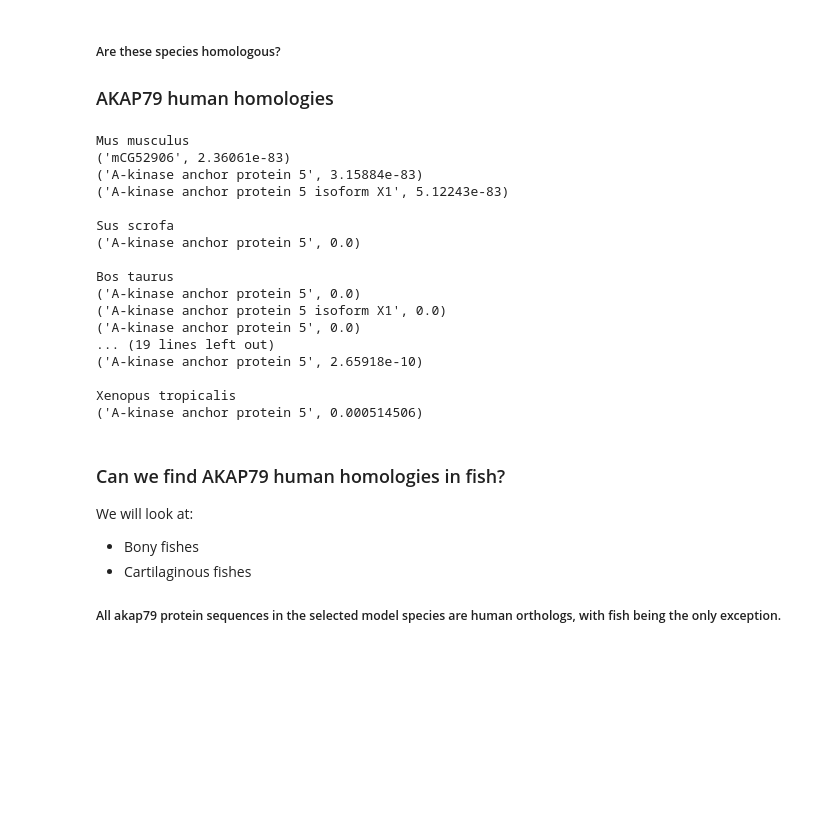
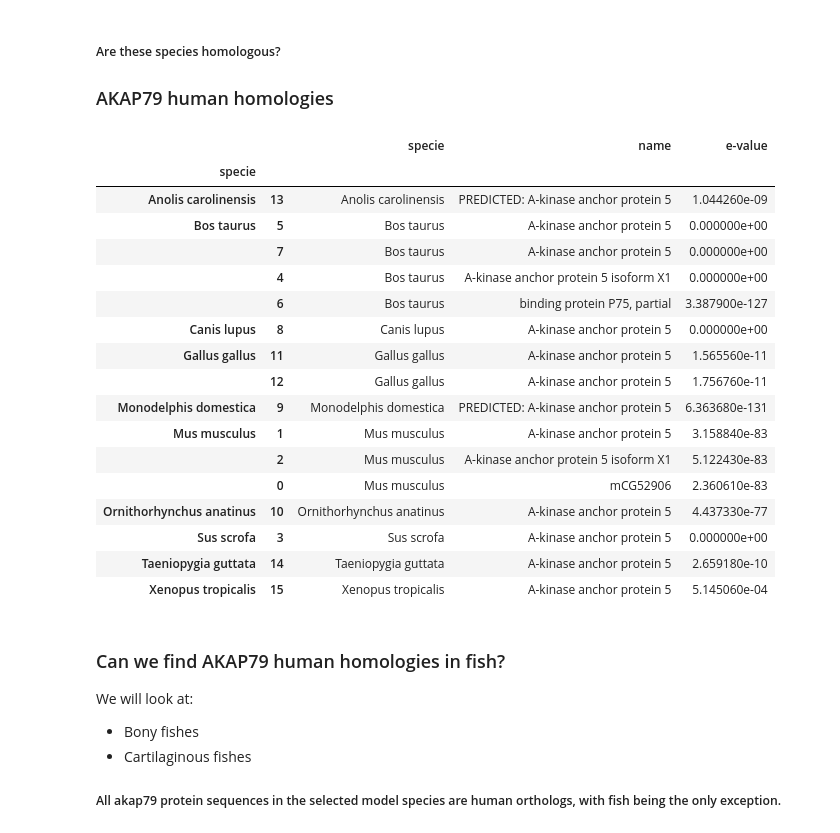
Before and after one commit to msarrias/akaps-evolutionary-study, a Jupyter notebook: akap5_homologies.ipynb, the cells around one changed output. Cells and saved outputs as stored; diff of their text form; code cells hidden in the pictures; blank space fills up the shorter version.

Commit message:
fixed blast hits table

```diff
--- a/akap5_homologies.ipynb
+++ b/akap5_homologies.ipynb
@@ -28,12 +28,13 @@ qt.gui.icc: Unsupported ICC profile class 73636e72
 akap5_human = {fasta.id:str(fasta.seq) for fasta in SeqIO.parse(open("fasta_files/Homo_sapiens_AKAP5_sequence.fa"),'fasta')}
 order_list = list((NCBI_order_ids().keys()))
 # %%
-# for order, order_id in order_list.items():
-#     result_temp_handle = NCBIWWW.qblast("blastp", "nr",
-#                                         akap5_human['AKAP5-202'],
-#                                         entrez_query = 'txid' + order_id + '[ORGN]')
-#     with open("blast_results/" + str(order) + ".xml", 'w') as f:
-#         f.write(result_temp_handle.getvalue())
+# already in direct
+for order, order_id in order_list.items():
+    result_temp_handle = NCBIWWW.qblast("blastp", "nr",
+                                        akap5_human['AKAP5-202'],
+                                        entrez_query = 'txid' + order_id + '[ORGN]')
+    with open("blast_results/" + str(order) + ".xml", 'w') as f:
+        f.write(result_temp_handle.getvalue())
 # %%
 blast_results = [read_blast_into_dict("blast_results/" + order + ".xml") for order in order_list]
 
@@ -45,34 +46,40 @@ for result in blast_results:
         hits_species_dict[hit_dict['specie']].append((hit_dict['name'],hit_dict['e-value']))
 # %%
 # akap5 protein sequences of some of the model species are human homologies
+df = {'specie':[], 'name':[], 'e-value':[]}
 model_species = species_host_to_guest_map_dic()
 for scientific_name, common_name in model_species.items():
     scientific_name = scientific_name.replace('_', ' ')
     temp_hits_list = [i for i in set(list(hits_species_dict.keys())) if scientific_name in i]
     if temp_hits_list:
-        print(scientific_name)
         for hit in [hits_species_dict[specie_hit] for specie_hit in temp_hits_list]:
             for h_i in hit:
-                print(h_i)
-        print(' ')
+                df['specie'].append(scientific_name)
+                df['name'].append(h_i[0])
+                df['e-value'].append(h_i[1])
-# %% [output]
-Mus musculus
-('mCG52906', 2.36061e-83)
-('A-kinase anchor protein 5', 3.15884e-83)
-('A-kinase anchor protein 5 isoform X1', 5.12243e-83)
-
-Sus scrofa
-('A-kinase anchor protein 5', 0.0)
-
-Bos taurus
-('A-kinase anchor protein 5', 0.0)
-('A-kinase anchor protein 5 isoform X1', 0.0)
-('A-kinase anchor protein 5', 0.0)
-... (19 lines left out)
-('A-kinase anchor protein 5', 2.65918e-10)
-
-Xenopus tropicalis
-('A-kinase anchor protein 5', 0.000514506)
+# %%
+df = pd.DataFrame(data=df)
+df = df.groupby('specie').apply(lambda x: x.sort_values('name'))
+df
+# %% [output]
+|  |  | specie | name | e-value |
+| specie |  |  |  |  |
+| Anolis carolinensis | 13 | Anolis carolinensis | PREDICTED: A-kinase anchor protein 5 | 1.044260e-09 |
+| Bos taurus | 5 | Bos taurus | A-kinase anchor protein 5 | 0.000000e+00 |
+|  | 7 | Bos taurus | A-kinase anchor protein 5 | 0.000000e+00 |
+|  | 4 | Bos taurus | A-kinase anchor protein 5 isoform X1 | 0.000000e+00 |
+|  | 6 | Bos taurus | binding protein P75, partial | 3.387900e-127 |
+| Canis lupus | 8 | Canis lupus | A-kinase anchor protein 5 | 0.000000e+00 |
+| Gallus gallus | 11 | Gallus gallus | A-kinase anchor protein 5 | 1.565560e-11 |
+|  | 12 | Gallus gallus | A-kinase anchor protein 5 | 1.756760e-11 |
+| Monodelphis domestica | 9 | Monodelphis domestica | PREDICTED: A-kinase anchor protein 5 | 6.363680e-131 |
+| Mus musculus | 1 | Mus musculus | A-kinase anchor protein 5 | 3.158840e-83 |
+|  | 2 | Mus musculus | A-kinase anchor protein 5 isoform X1 | 5.122430e-83 |
+|  | 0 | Mus musculus | mCG52906 | 2.360610e-83 |
+| Ornithorhynchus anatinus | 10 | Ornithorhynchus anatinus | A-kinase anchor protein 5 | 4.437330e-77 |
+| Sus scrofa | 3 | Sus scrofa | A-kinase anchor protein 5 | 0.000000e+00 |
+| Taeniopygia guttata | 14 | Taeniopygia guttata | A-kinase anchor protein 5 | 2.659180e-10 |
+| Xenopus tropicalis | 15 | Xenopus tropicalis | A-kinase anchor protein 5 | 5.145060e-04 |
 # %% [markdown]
 ### Can we find AKAP79 human homologies in fish?
 
```
Also changed, not shown: parts of 9 cells of this notebook.
